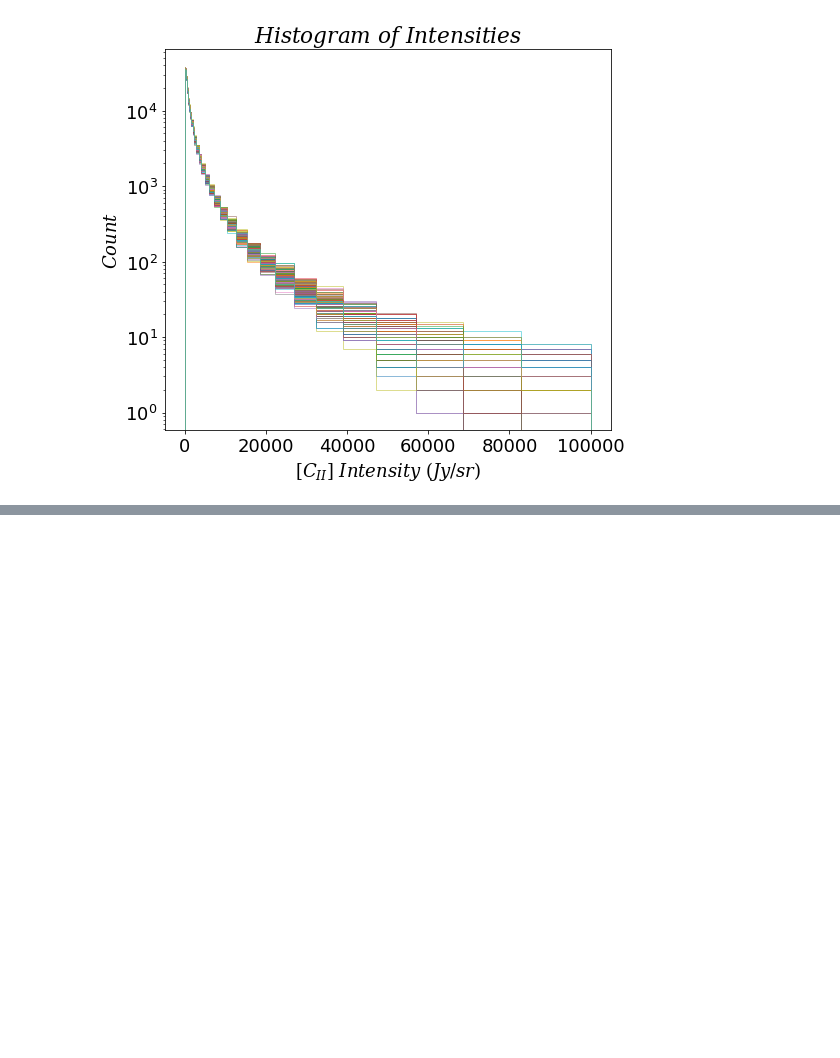
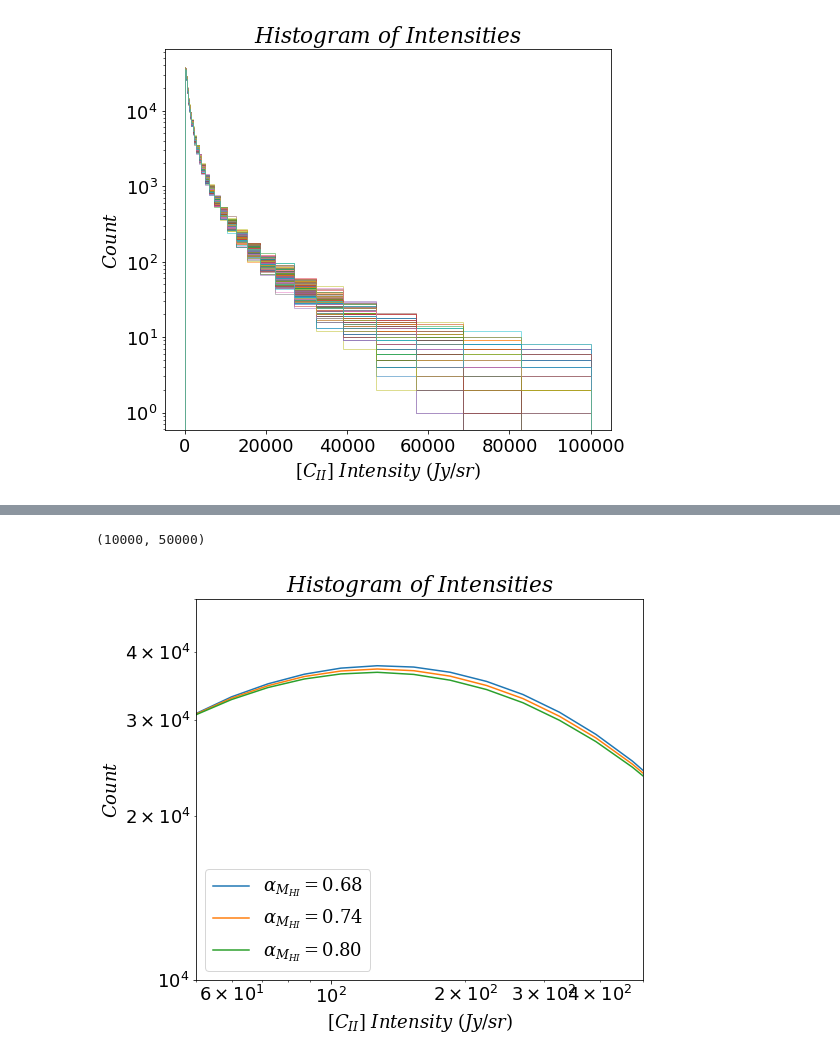
Before and after one commit to PatrickHorlaville/CITA_LIM, a Jupyter notebook: dSrel.ipynb, the cells around one changed output, grey strips where cells are left out. Saved outputs shown, nothing was run; the diff lists cells and outputs as text; code cells hidden in the pictures; blank space fills up the shorter version.

```diff
--- a/dSrel.ipynb
+++ b/dSrel.ipynb
@@ -387,3 +409,23 @@ avg_mhi74 = avg_basis
+# %%
+plt.plot(center, avg_mhi68, label = r'$\alpha_{M_{HI}} = 0.68$')
+plt.plot(center, avg_mhi74, label = r'$\alpha_{M_{HI}} = 0.74$')
+plt.plot(center, avg_mhi80, label = r'$\alpha_{M_{HI}} = 0.80$')
+
+plt.xlabel(r'$[C_{II}]\ Intensity\ (Jy/sr)$')
+plt.ylabel(r'$Count$')
+plt.title(r'$Histogram\ of\ Intensities$')
+
+plt.yscale('log')
+plt.xscale('log')
+
+plt.legend()
+
+plt.xlim([5*(10**1), 5*(10**2)])
+plt.ylim([10**4, 5*(10**4)])
+#plt.savefig('paper_figs/dsrel/alpha_mhi_hist.png', bbox_inches = 'tight')
+# %% [output]
+(10000, 50000)
+[figure, added]
 # %%
 plt.plot(center, avg_mhi68, label = r'$\alpha_{M_{HI}} = 0.68$')
 plt.plot(center, avg_mhi74, label = r'$\alpha_{M_{HI}} = 0.74$')
```
Also changed, not shown: parts of 24 cells of this notebook, 10 other files.
